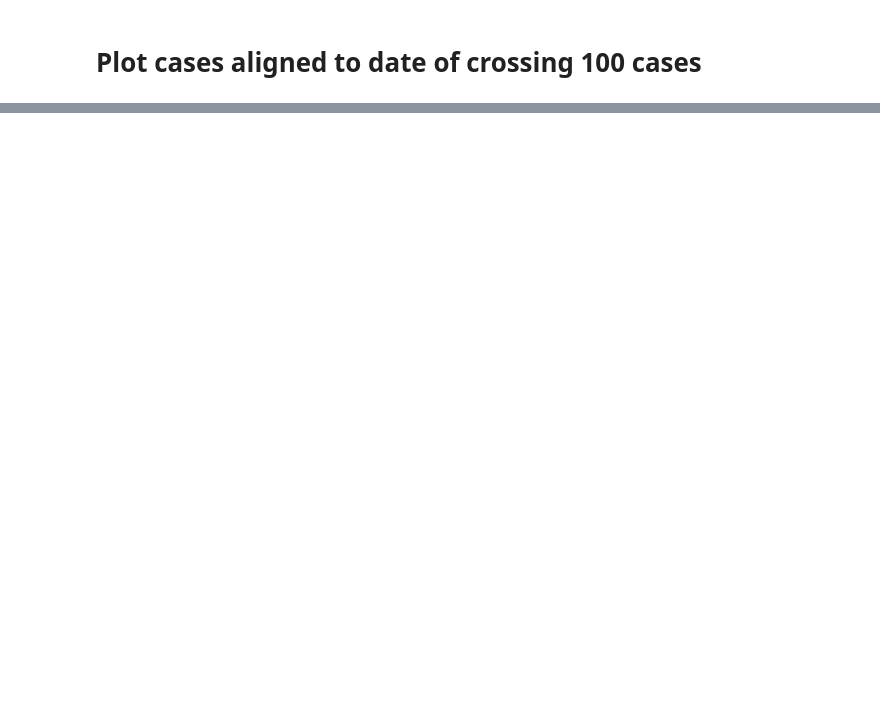
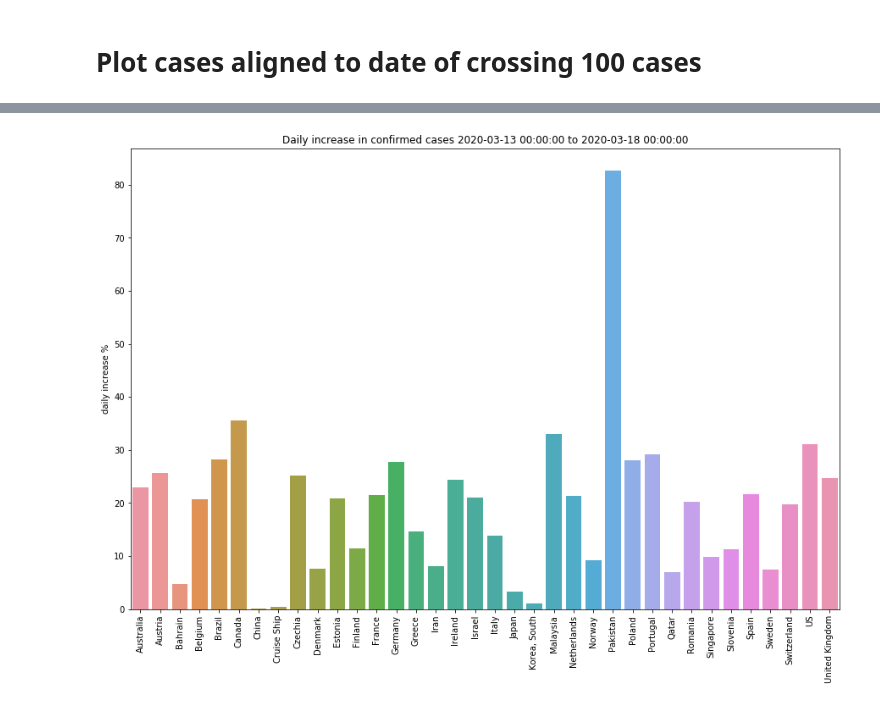
Before and after one commit to jlarsch/covid19Notebook, a Jupyter notebook: Covid19 notebook.ipynb, the cells around one changed output, grey strips where cells are left out. Saved outputs shown, nothing was run; the diff lists cells and outputs as text; code cells hidden in the pictures; blank space fills up the shorter version.

```diff
--- a/Covid19 notebook.ipynb
+++ b/Covid19 notebook.ipynb
@@ -239,0 +298,9 @@ plt.xticks(rotation=90);
+# %%
+plt.subplots(figsize=(15,10))
+sns.barplot(x=HighCountries,y=100*(10**allSlopes-1))
+#plt.ylim([0,.001])
+plt.title('Daily increase in confirmed cases '+str(df.date.max()-pd.DateOffset(fitHistory))+' to '+str(df.date.max()))
+plt.ylabel('daily increase %')
+plt.xticks(rotation=90);
+# %% [output]
+[figure, added]
```
Also changed, not shown: parts of 19 cells of this notebook.
